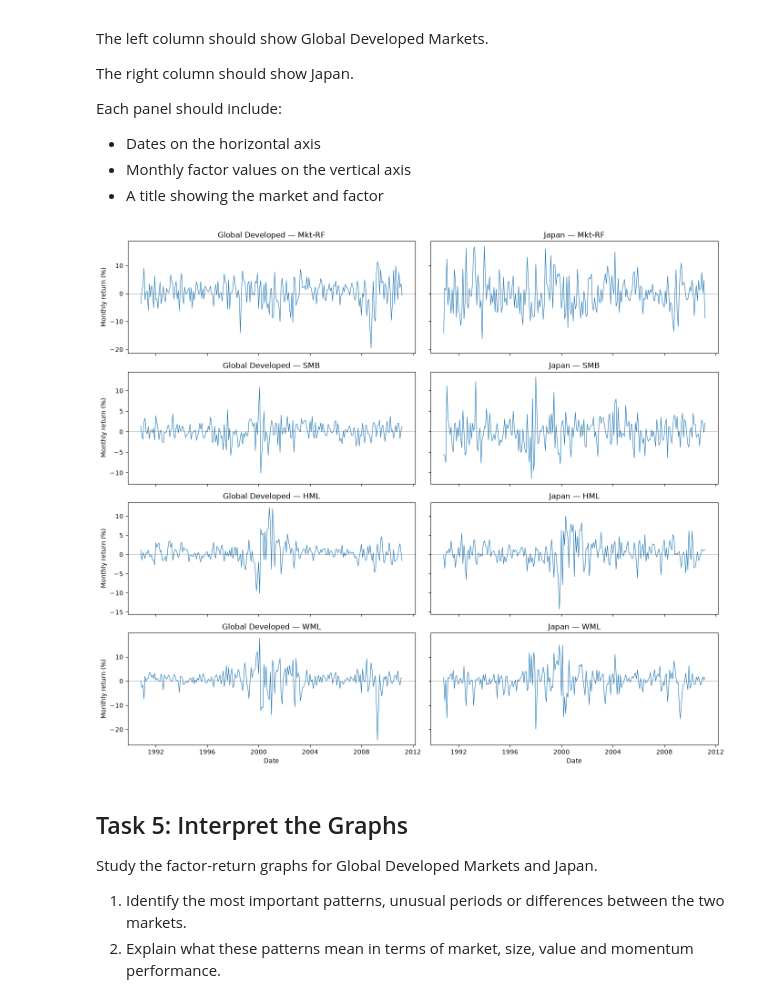
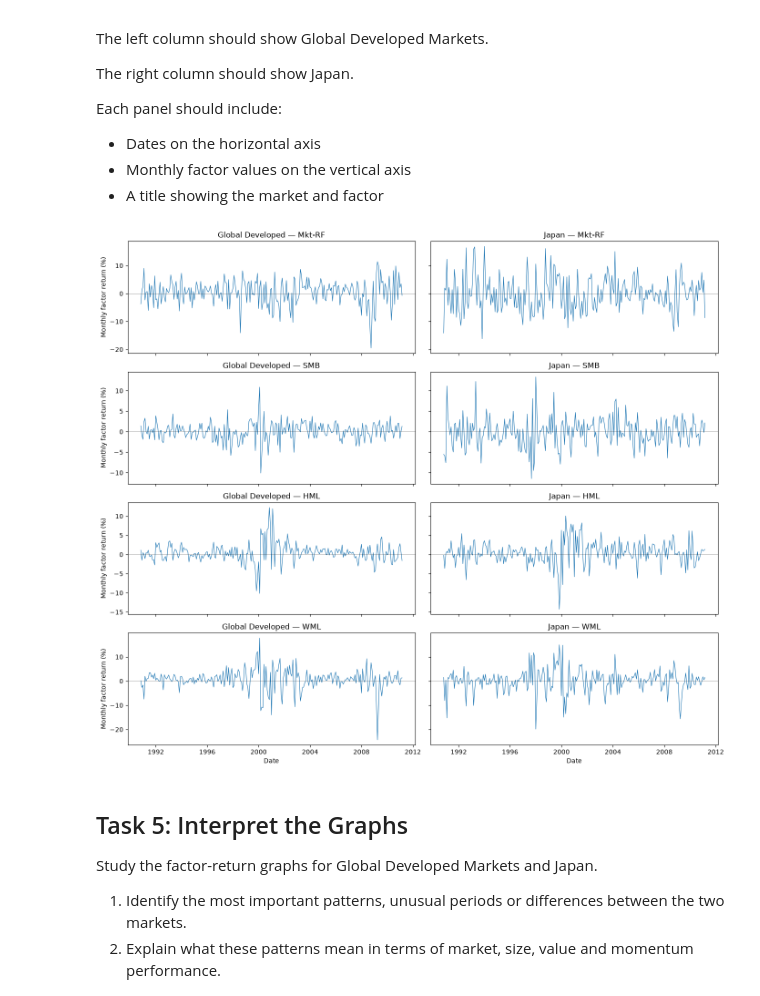
Before and after one commit to NyxsBlue/fram_project_1, a Jupyter notebook: 01_replicate_table1.ipynb, the cells around one changed output. Cells and saved outputs as stored; diff of their text form; code cells hidden in the pictures.

```diff
--- a/01_replicate_table1.ipynb
+++ b/01_replicate_table1.ipynb
@@ -151,25 +151,25 @@ Each panel should include:
 # %%
 factors = ["Mkt-RF", "SMB", "HML", "WML"]
 markets = [("Global Developed", developed), ("Japan", japan)]
 
 fig, axes = plt.subplots(4, 2, figsize=(14, 12), sharex=True, sharey="row")
 
 for row, factor in enumerate(factors):
     for col, (market_name, data) in enumerate(markets):
         ax = axes[row, col]
         ax.plot(data["date"], data[factor], linewidth=0.8)
         ax.axhline(0, color="black", linewidth=0.5, alpha=0.5)
         ax.set_title(f"{market_name} — {factor}")
 
-    axes[row, 0].set_ylabel("Monthly return (%)")
+    axes[row, 0].set_ylabel("Monthly factor return (%)")
 
 for col in range(2):
     axes[3, col].set_xlabel("Date")
 
 fig.tight_layout()
 plt.show()
 # %% [output]
-[figure, old version]
+[figure, new version]
 # %% [markdown]
 ## Task 5: Interpret the Graphs
 
```
